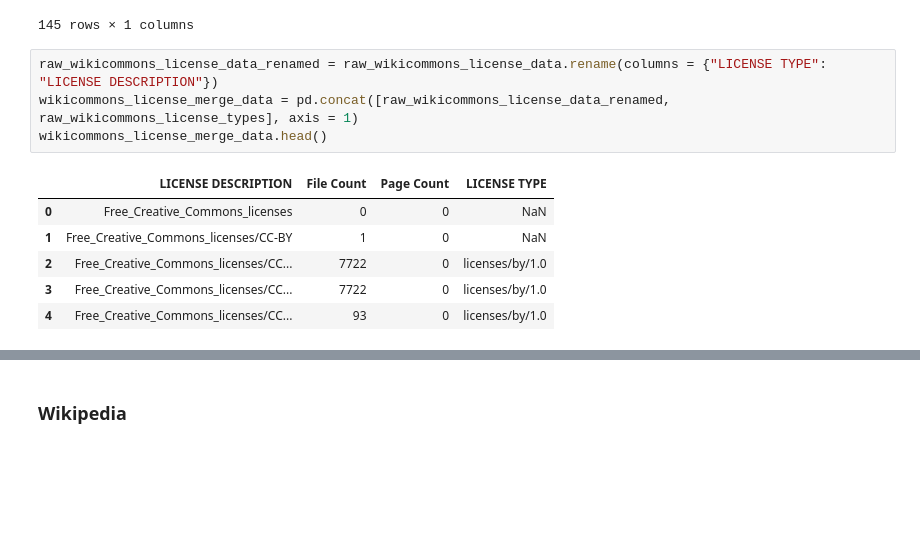
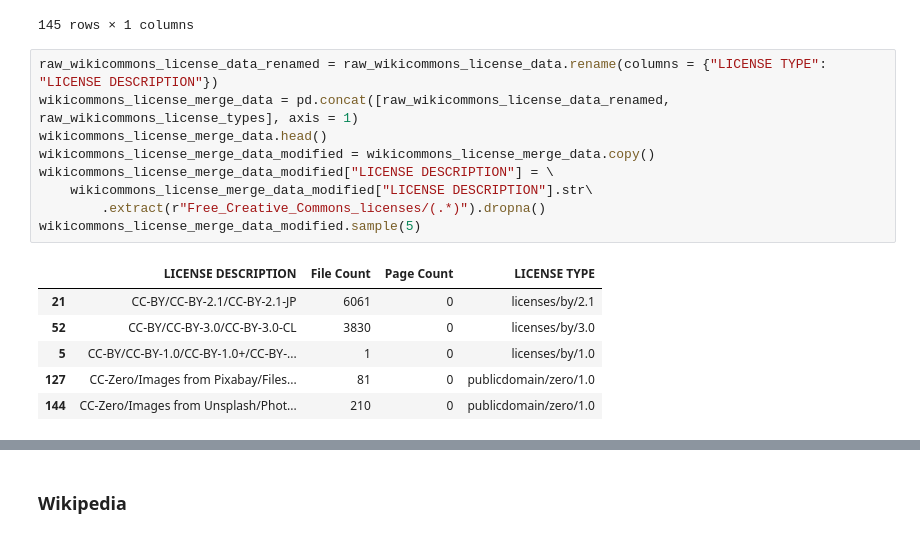
Before and after one commit to creativecommons/quantifying, a Jupyter notebook: visualization/visualization_engineering.ipynb, the cells around one changed output, grey strips where cells are left out. Drawn from its saved outputs; the diff is of its cells as text; blank space fills up the shorter version.

```diff
--- a/visualization/visualization_engineering.ipynb
+++ b/visualization/visualization_engineering.ipynb
@@ -579,11 +579,16 @@ raw_wikicommons_license_types
 # %%
 raw_wikicommons_license_data_renamed = raw_wikicommons_license_data.rename(columns = {"LICENSE TYPE": "LICENSE DESCRIPTION"})
 wikicommons_license_merge_data = pd.concat([raw_wikicommons_license_data_renamed, raw_wikicommons_license_types], axis = 1)
 wikicommons_license_merge_data.head()
+wikicommons_license_merge_data_modified = wikicommons_license_merge_data.copy()
+wikicommons_license_merge_data_modified["LICENSE DESCRIPTION"] = \
+    wikicommons_license_merge_data_modified["LICENSE DESCRIPTION"].str\
+        .extract(r"Free_Creative_Commons_licenses/(.*)").dropna()
+wikicommons_license_merge_data_modified.sample(5)
 # %% [output]
 |  | LICENSE DESCRIPTION | File Count | Page Count | LICENSE TYPE |
-| 0 | Free_Creative_Commons_licenses | 0 | 0 | NaN |
-| 1 | Free_Creative_Commons_licenses/CC-BY | 1 | 0 | NaN |
-| 2 | Free_Creative_Commons_licenses/CC... | 7722 | 0 | licenses/by/1.0 |
-| 3 | Free_Creative_Commons_licenses/CC... | 7722 | 0 | licenses/by/1.0 |
-| 4 | Free_Creative_Commons_licenses/CC... | 93 | 0 | licenses/by/1.0 |
+| 21 | CC-BY/CC-BY-2.1/CC-BY-2.1-JP | 6061 | 0 | licenses/by/2.1 |
+| 52 | CC-BY/CC-BY-3.0/CC-BY-3.0-CL | 3830 | 0 | licenses/by/3.0 |
+| 5 | CC-BY/CC-BY-1.0/CC-BY-1.0+/CC-BY-... | 1 | 0 | licenses/by/1.0 |
+| 127 | CC-Zero/Images from Pixabay/Files... | 81 | 0 | publicdomain/zero/1.0 |
+| 144 | CC-Zero/Images from Unsplash/Phot... | 210 | 0 | publicdomain/zero/1.0 |
```
Also changed, not shown: parts of 14 cells of this notebook.
